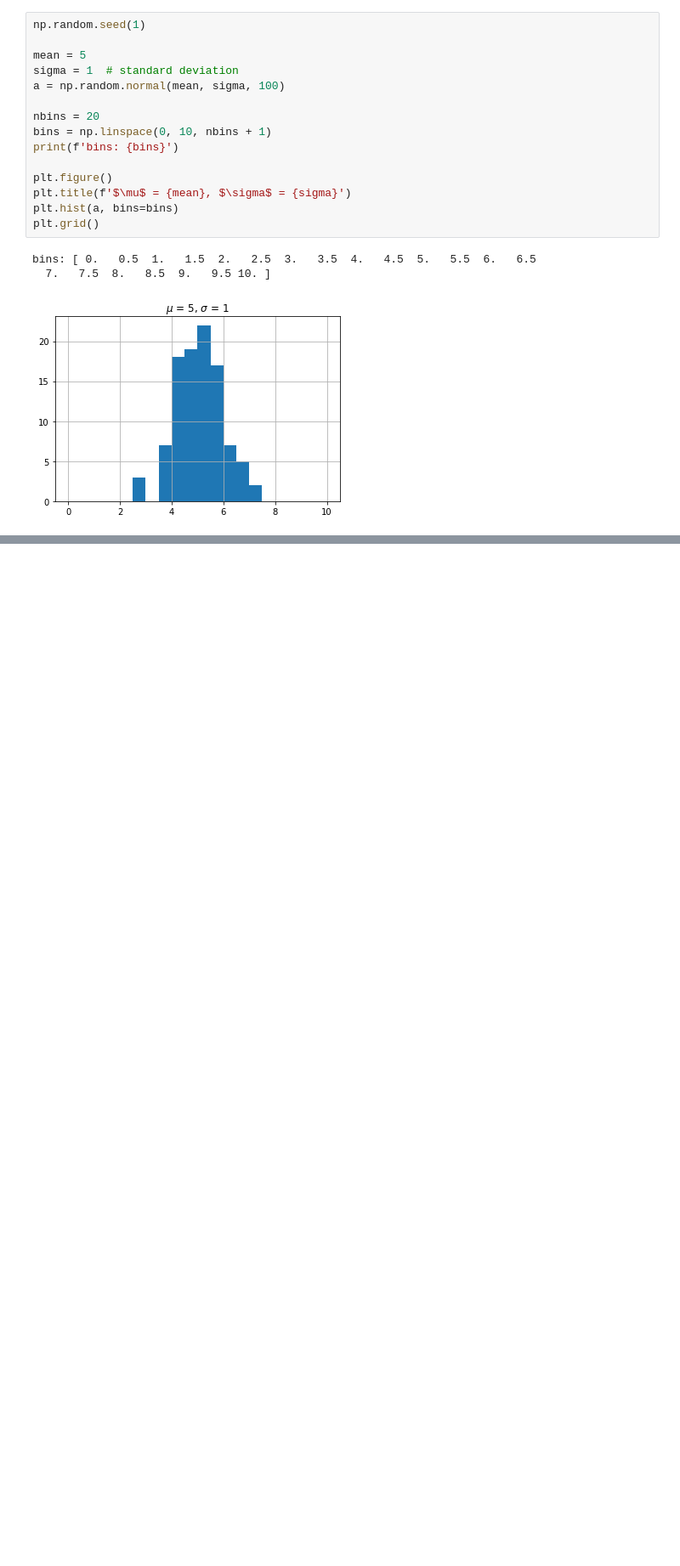
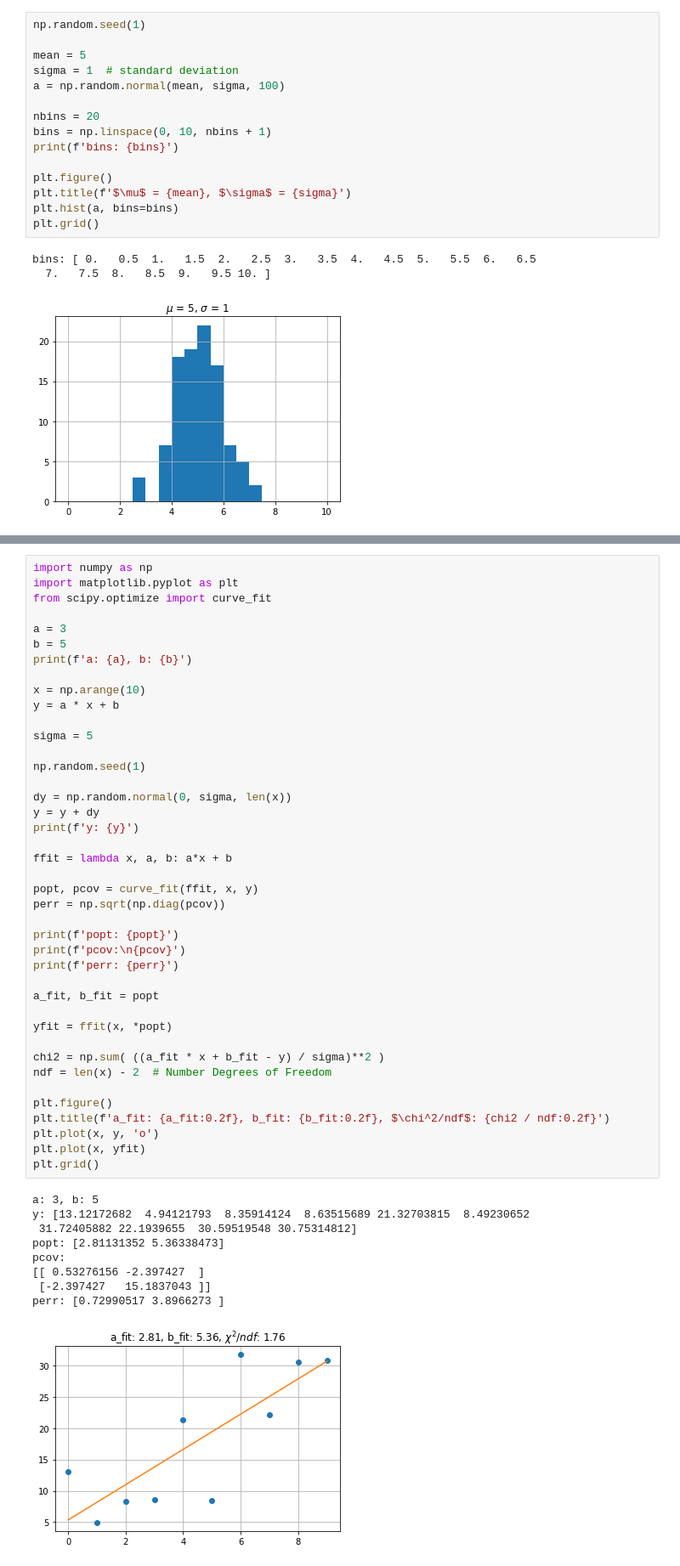
Before and after one commit to sandra-biology/Data-Analytics-A, a Jupyter notebook: stat.ipynb, the cells around one changed output, grey strips where cells are left out. Shown: that part at 85% size. Saved outputs shown, nothing was run; the diff lists cells and outputs as text; blank space fills up the shorter version.

```diff
--- a/stat.ipynb
+++ b/stat.ipynb
@@ -75,0 +195,51 @@ bins: [ 0.   0.5  1.   1.5  2.   2.5  3.   3.5  4.   4.5  5.   5.5  6.   6.5
+# %%
+import numpy as np
+import matplotlib.pyplot as plt
+from scipy.optimize import curve_fit
+
+a = 3
+b = 5
+print(f'a: {a}, b: {b}')
+
+x = np.arange(10)
+y = a * x + b
+
+sigma = 5
+
+np.random.seed(1)
+
+dy = np.random.normal(0, sigma, len(x))
+y = y + dy
+print(f'y: {y}')
+
+ffit = lambda x, a, b: a*x + b
+
+popt, pcov = curve_fit(ffit, x, y)
+perr = np.sqrt(np.diag(pcov))
+
+print(f'popt: {popt}')
+print(f'pcov:\n{pcov}')
+print(f'perr: {perr}')
+
+a_fit, b_fit = popt
+
+yfit = ffit(x, *popt)
+
+chi2 = np.sum( ((a_fit * x + b_fit - y) / sigma)**2 )
+ndf = len(x) - 2  # Number Degrees of Freedom
+
+plt.figure()
+plt.title(f'a_fit: {a_fit:0.2f}, b_fit: {b_fit:0.2f}, $\chi^2/ndf$: {chi2 / ndf:0.2f}')
+plt.plot(x, y, 'o')
+plt.plot(x, yfit)
+plt.grid()
+# %% [output]
+a: 3, b: 5
+y: [13.12172682  4.94121793  8.35914124  8.63515689 21.32703815  8.49230652
+ 31.72405882 22.1939655  30.59519548 30.75314812]
+popt: [2.81131352 5.36338473]
+pcov:
+[[ 0.53276156 -2.397427  ]
+ [-2.397427   15.1837043 ]]
+perr: [0.72990517 3.8966273 ]
+[figure, added]
```
Also changed, not shown: parts of 3 cells of this notebook.
